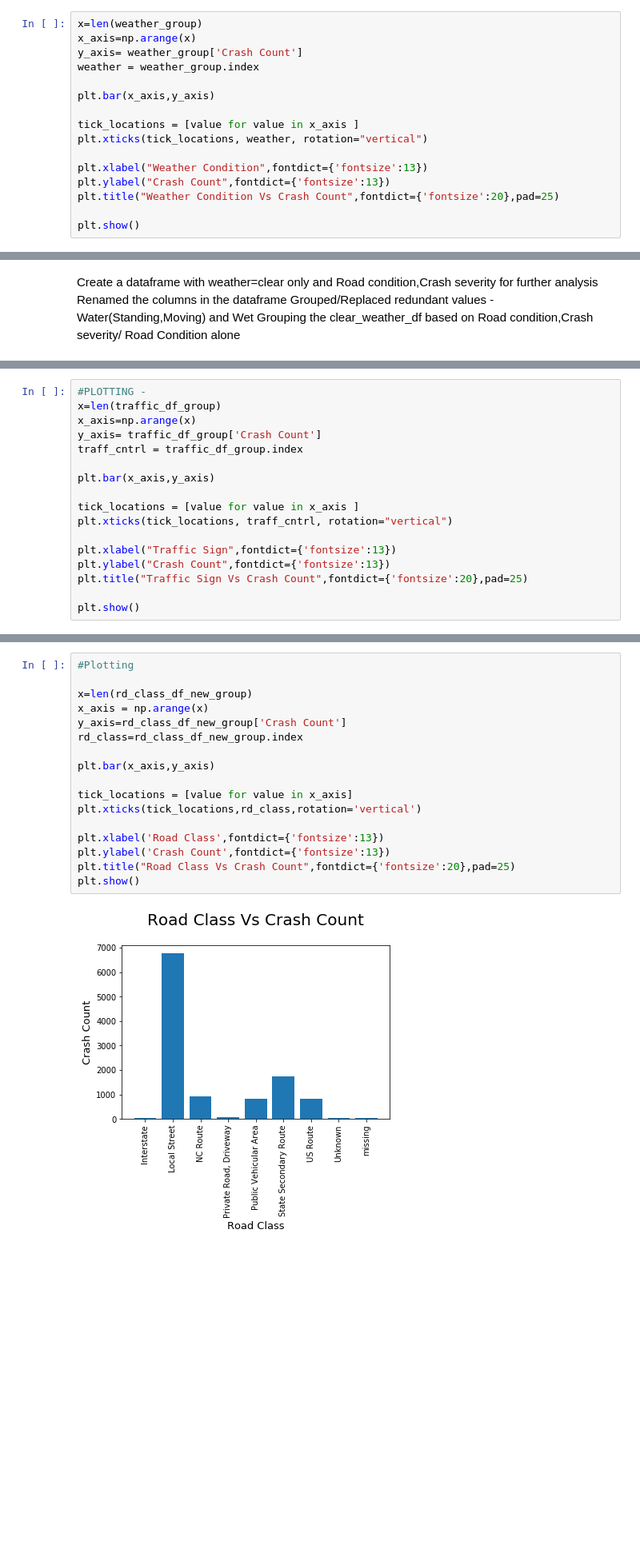
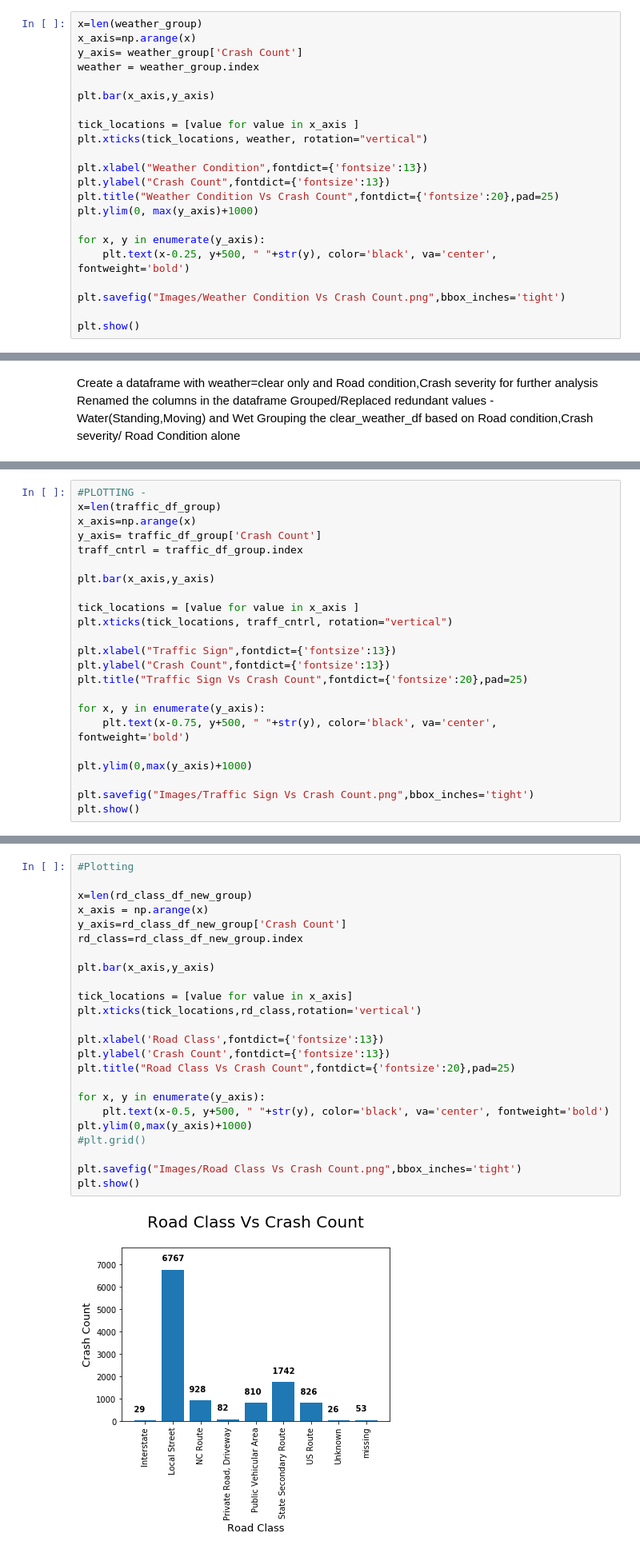
Before and after one commit to waghrayrashi/project-1, a Jupyter notebook: preethi.ipynb, the cells around one changed output, grey strips where cells are left out. Shown: that part at 80% size. Drawn from its saved outputs; the diff is of its cells as text; blank space fills up the shorter version.

```diff
--- a/preethi.ipynb
+++ b/preethi.ipynb
@@ -66,6 +66,12 @@ plt.xticks(tick_locations, weather, rotation="vertical")
 plt.xlabel("Weather Condition",fontdict={'fontsize':13})
 plt.ylabel("Crash Count",fontdict={'fontsize':13})
 plt.title("Weather Condition Vs Crash Count",fontdict={'fontsize':20},pad=25)
+plt.ylim(0, max(y_axis)+1000)
+
+for x, y in enumerate(y_axis):
+    plt.text(x-0.25, y+500, " "+str(y), color='black', va='center', fontweight='bold')
+
+plt.savefig("Images/Weather Condition Vs Crash Count.png",bbox_inches='tight')
 
 plt.show()
 # %% [output]
@@ -181,5 +187,11 @@ plt.xlabel("Traffic Sign",fontdict={'fontsize':13})
 plt.ylabel("Crash Count",fontdict={'fontsize':13})
 plt.title("Traffic Sign Vs Crash Count",fontdict={'fontsize':20},pad=25)
 
+for x, y in enumerate(y_axis):
+    plt.text(x-0.75, y+500, " "+str(y), color='black', va='center', fontweight='bold')
+
+plt.ylim(0,max(y_axis)+1000)
+
+plt.savefig("Images/Traffic Sign Vs Crash Count.png",bbox_inches='tight')
 plt.show()
 # %% [output]
@@ -302,22 +316,29 @@ rd_class_df_new_group
 # %%
 #Plotting
 
 x=len(rd_class_df_new_group)
 x_axis = np.arange(x)
 y_axis=rd_class_df_new_group['Crash Count']
 rd_class=rd_class_df_new_group.index
 
 plt.bar(x_axis,y_axis)
 
 tick_locations = [value for value in x_axis]
 plt.xticks(tick_locations,rd_class,rotation='vertical')
 
 plt.xlabel('Road Class',fontdict={'fontsize':13})
 plt.ylabel('Crash Count',fontdict={'fontsize':13})
 plt.title("Road Class Vs Crash Count",fontdict={'fontsize':20},pad=25)
+
+for x, y in enumerate(y_axis):
+    plt.text(x-0.5, y+500, " "+str(y), color='black', va='center', fontweight='bold')
+plt.ylim(0,max(y_axis)+1000)
+#plt.grid()
+
+plt.savefig("Images/Road Class Vs Crash Count.png",bbox_inches='tight')
 plt.show()
 # %% [output]
-[figure, old version]
+[figure, new version]
 # %%
 rd_class_df_crash=rd_class_df_new.groupby(['Road Class','Crash Severity']).agg({'Crash Severity':'count'})
 rd_class_df_crash.columns=['Crash Count']
```
Also changed, not shown: parts of 15 cells of this notebook, 4 other files.
